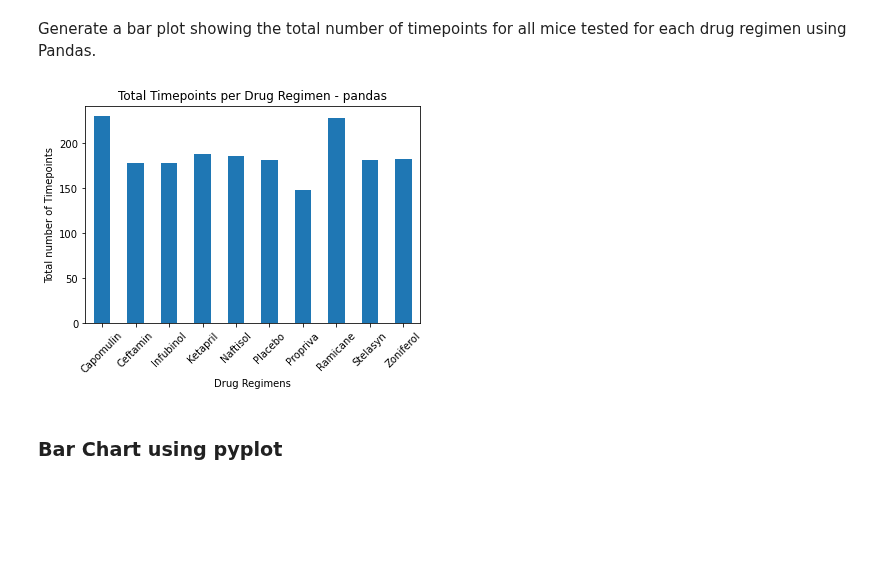
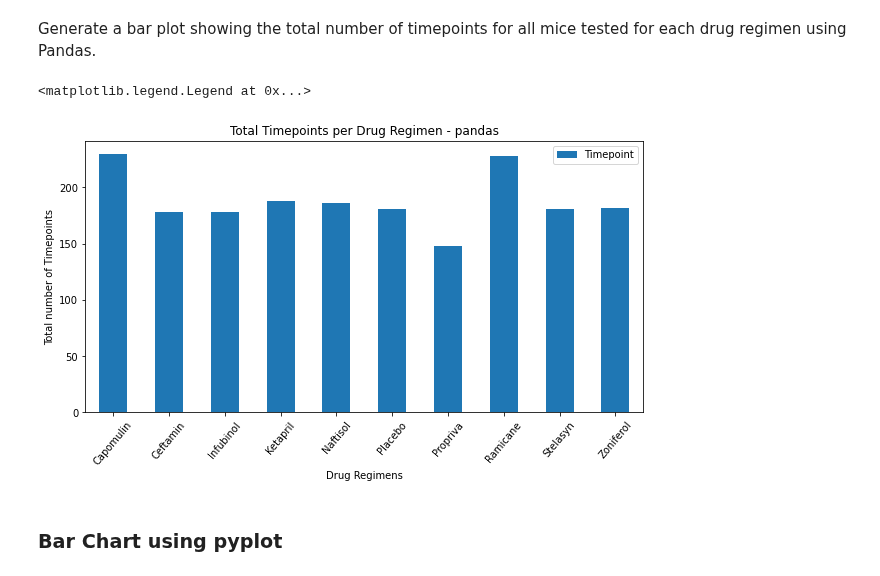
Before and after one commit to WayBurke/matplotlib-challenge, a Jupyter notebook: pymaceuticals.ipynb, the cells around one changed output. Saved outputs shown, nothing was run; the diff lists cells and outputs as text; code cells hidden in the pictures; blank space fills up the shorter version.

```diff
--- a/pymaceuticals.ipynb
+++ b/pymaceuticals.ipynb
@@ -273,15 +273,21 @@ grouped_regimen.count().head(3)
 Generate a bar plot showing the total number of timepoints for all mice tested for each drug regimen using Pandas.
 # %%
 #Setting the data for the axis
+#Drug Regimen - xaxis; count of timepoints  = yaxis
+
 y_axis = grouped_regimen["Timepoint"].count()
 
-pandas_bar_chart = y_axis.plot(kind="bar", title = "Total Timepoints per Drug Regimen - pandas", rot =45)
+pandas_bar_chart = y_axis.plot(kind="bar",
+                               title = "Total Timepoints per Drug Regimen - pandas",
+                               rot =50,
+                               figsize=(10,5))
 pandas_bar_chart.set_ylabel("Total number of Timepoints")
 pandas_bar_chart.set_xlabel("Drug Regimens")
 
-plt.show(pandas_bar_chart)
+pandas_bar_chart.legend(loc="best")
 # %% [output]
+<matplotlib.legend.Legend at 0x...>
-[figure, old version]
+[figure, new version]
 # %% [markdown]
 ### Bar Chart using pyplot
 # %% [markdown]
```
Also changed, not shown: parts of 42 cells of this notebook, 1 other file.
